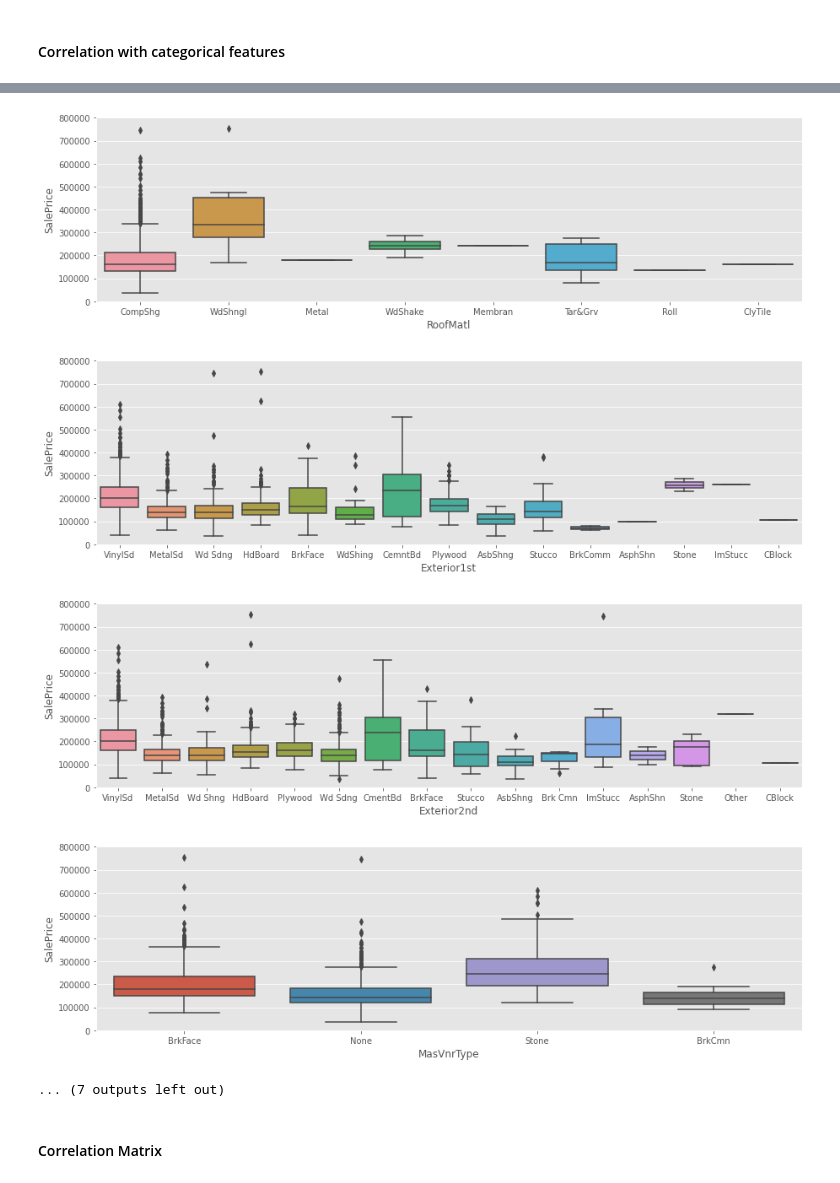
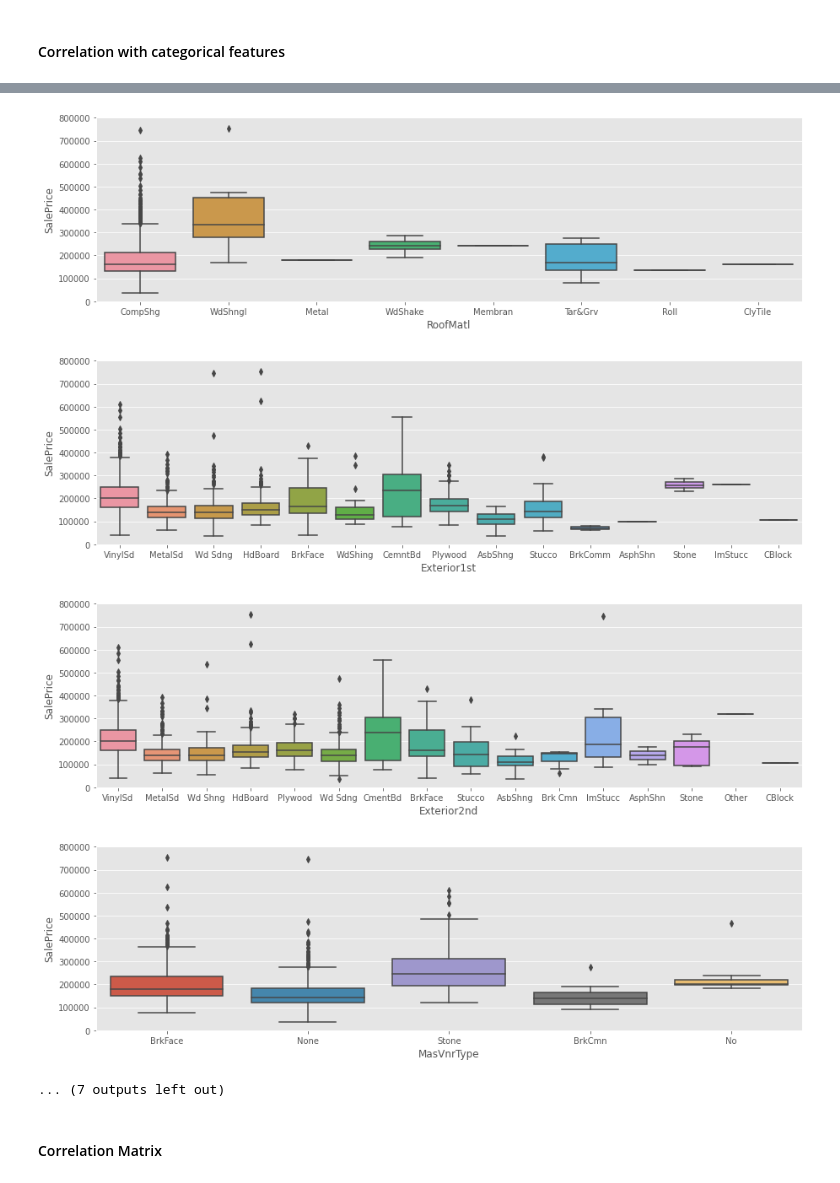
Before and after one commit to salvatore-drago/progettoBIGDATA-HousePrices, a Jupyter notebook: main.ipynb, the cells around one changed output, grey strips where cells are left out. Saved outputs shown, nothing was run; the diff lists cells and outputs as text; code cells hidden in the pictures.

```diff
--- a/main.ipynb
+++ b/main.ipynb
@@ -214,8 +194,10 @@ memory usage: 912.0+ KB
 # %%
-new_categorical = X1.select_dtypes(exclude='int64')
-new_categorical = new_categorical.select_dtypes(exclude='float64')
+new_categorical = X1.select_dtypes(include='object')
+new_numerical= X1.select_dtypes(exclude='object')
 columns_categorical = new_categorical.columns
+columns_numerical= new_numerical.columns
 print(columns_categorical, '--------->  ' f'tot : {columns_categorical.size}') # sono le feature che dopo la trasformazione son comunque rimaste di tipo categorico
+print(columns_numerical, '--------->  ' f'tot : {columns_numerical.size}')
 # %% [output]
 Index(['MSZoning', 'LotConfig', 'Neighborhood', 'Condition1', 'Condition2',
        'BldgType', 'HouseStyle', 'RoofStyle', 'RoofMatl', 'Exterior1st',
@@ -230,23 +331,23 @@ Attraverso il metodo describe abbiamo potuto appurare come il 75% degli immobili
 #### Correlation with categorical features
 # %%
 for var in columns_categorical:
-    data = pd.concat([df_train['SalePrice'],df_train[var]], axis=1)
+    data = pd.concat([X1['SalePrice'],X1[var]], axis=1)
     f, ax =plt.subplots(figsize=(15,4))
     fig = sns.boxplot(x=var, y ='SalePrice', data=data)
     fig.axis(ymin=0, ymax=800000)
 # %% [output]
 [figure]
 [figure]
 [figure]
 [figure]
 [figure]
 [figure]
 [figure]
 [figure]
 [figure]
 [figure]
 [figure]
-[figure, old version]
+[figure, new version]
 ... (7 outputs left out)
 # %% [markdown]
 #### Correlation Matrix
```
Also changed, not shown: parts of 14 cells of this notebook.
